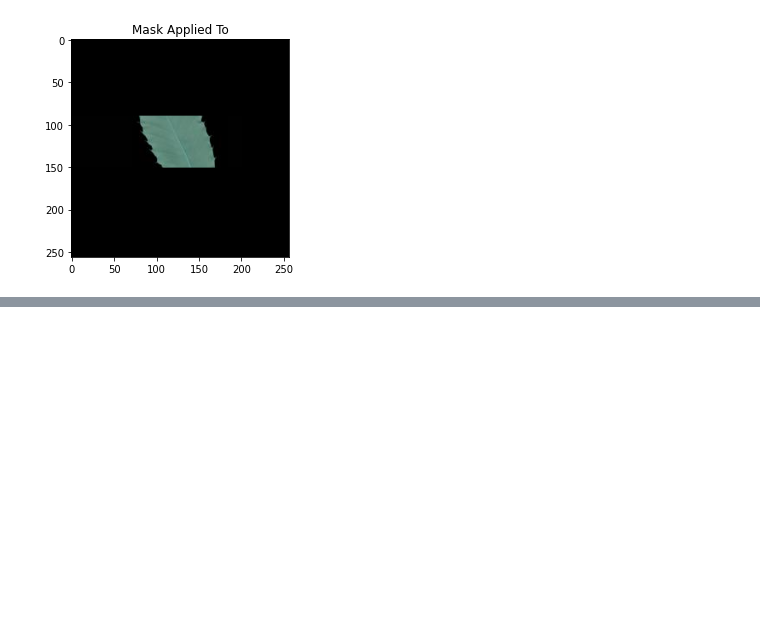
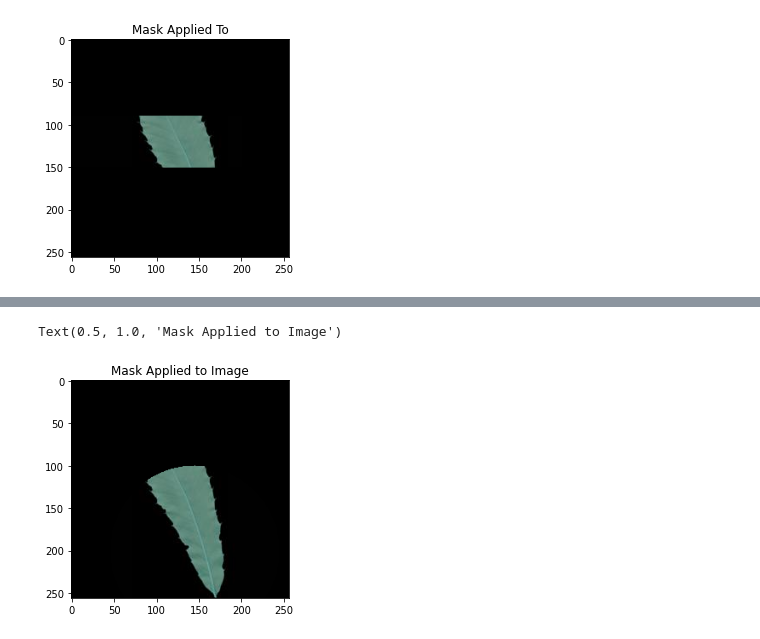
Before and after one commit to AisahAlfiyatusR/Image_Retrieval, a Jupyter notebook: opencv_basic/masking.ipynb, the cells around one changed output, grey strips where cells are left out. Saved outputs shown, nothing was run; the diff lists cells and outputs as text; code cells hidden in the pictures; blank space fills up the shorter version.

```diff
--- a/opencv_basic/masking.ipynb
+++ b/opencv_basic/masking.ipynb
@@ -62,0 +64,6 @@ plt_imshow("Mask Applied to Image", masked)
+# %%
+plt.imshow(masked)
+plt.title('Mask Applied to Image')
+# %% [output]
+Text(0.5, 1.0, 'Mask Applied to Image')
+[figure, added]
```
Also changed, not shown: parts of 1 cell of this notebook.
